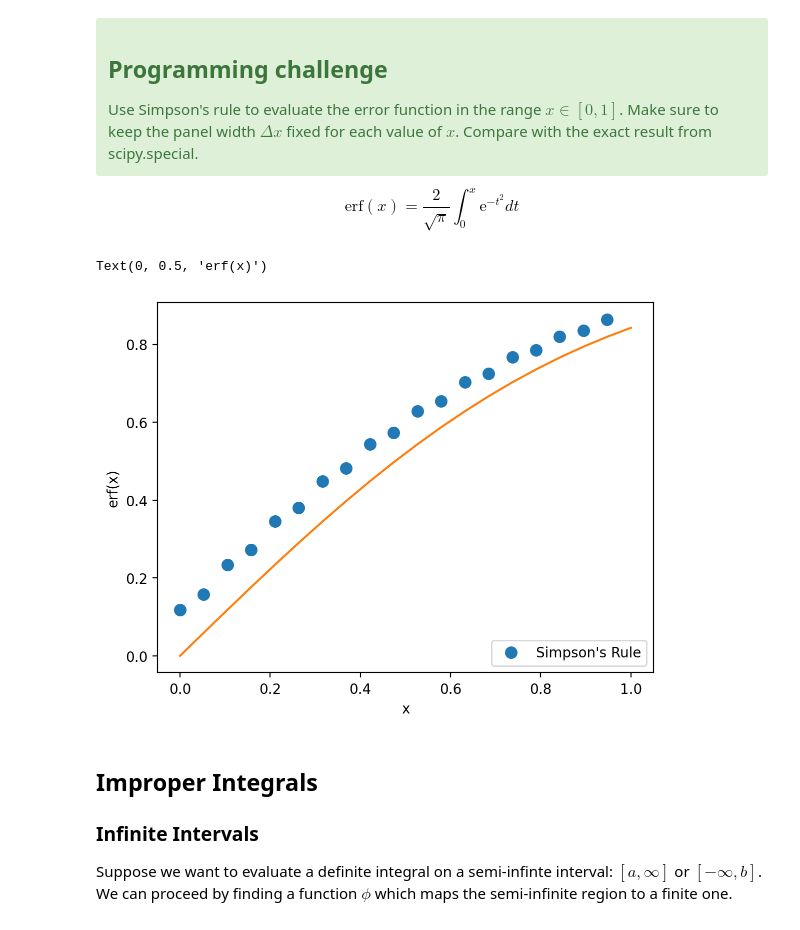
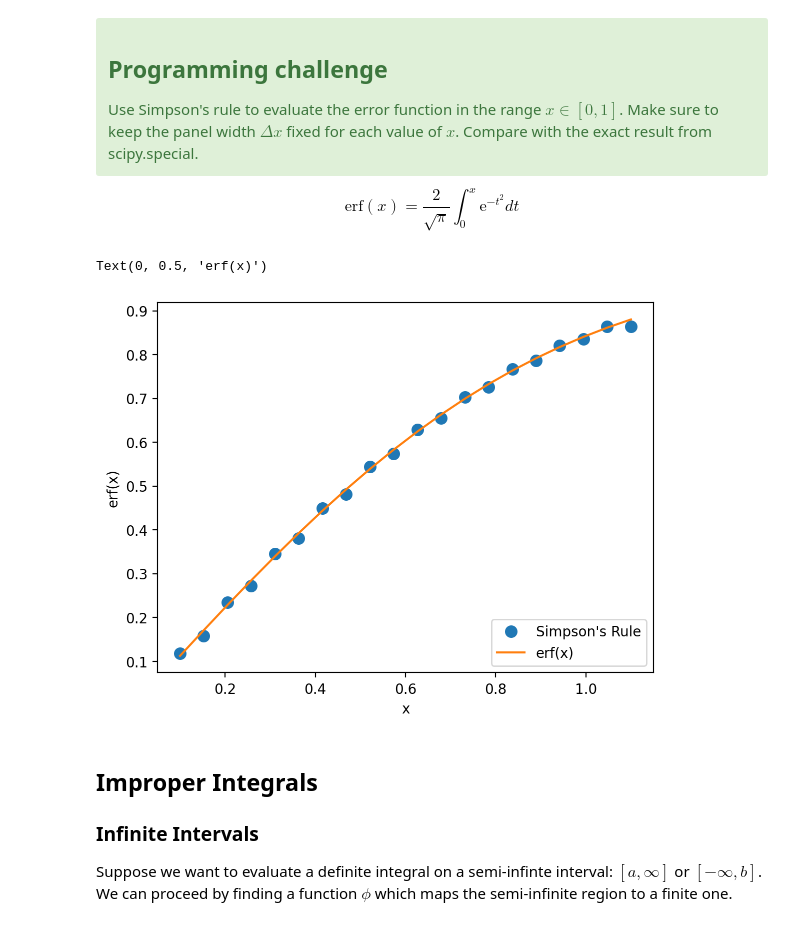
Before and after one commit to corey01201/IntroCompPhysics, a Jupyter notebook: src/27_SimpsonsRule.ipynb, the cells around one changed output. Drawn from its saved outputs; the diff is of its cells as text; code cells hidden in the pictures.

```diff
--- a/src/27_SimpsonsRule.ipynb
+++ b/src/27_SimpsonsRule.ipynb
@@ -99,28 +99,30 @@ Use Simpson's rule to evaluate the error function in the range $x\in [0,1]$. Mak
 # %%
 from scipy.constants import pi as  π
 from scipy.special import erf
 import math
 
 def erf_kernel(t):
    return 2/math.sqrt(π) * math.exp(-t**2)
 
 Δx = 0.001
 x = np.linspace(0,1,20)
 erf_approx = np.zeros_like(x)
 
-for j,cx in enumerate(x[1:]):
+for j,cx in enumerate(x[0:]):
     erf_approx[j] = simpsons_rule(erf_kernel, x[:j+2])
 
+for i in range(len(x)):
+    x[i] += 0.1
 
 # plot the results and compare with the 'exact' value
-plt.plot(x[0:-1],erf_approx[0:-1],'o', mec=colors[0], mfc=colors[0], mew=1, ms=8, label="Simpson's Rule")
-plt.plot(x, erf(x))
+plt.plot(x,erf_approx,'o', mec=colors[0], mfc=colors[0], mew=1, ms=8, label="Simpson's Rule")
+plt.plot(x, erf(x), label = 'erf(x)')
 plt.legend(loc='lower right')
 plt.xlabel('x')
 plt.ylabel('erf(x)')
 # %% [output]
 Text(0, 0.5, 'erf(x)')
-[figure, old version]
+[figure, new version]
 # %% [markdown]
 ## Improper Integrals
 
```
